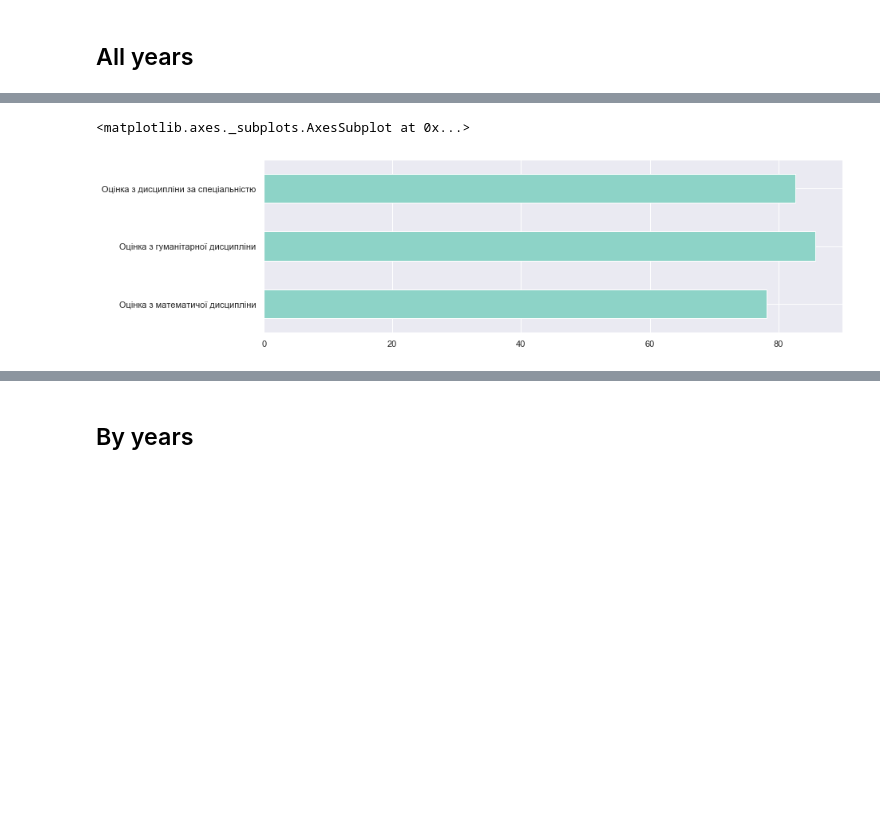
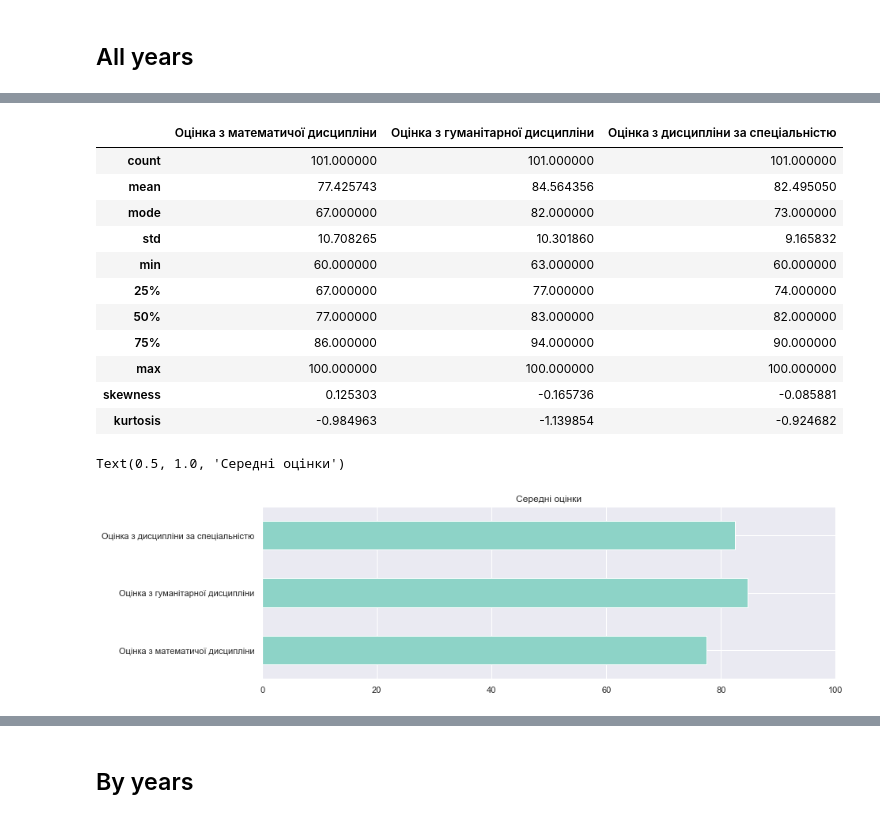
Before and after one commit to darynarr/CS-Students-Analysis-, a Jupyter notebook: Exploration.ipynb, the cells around one changed output, grey strips where cells are left out. Drawn from its saved outputs; the diff is of its cells as text; code cells hidden in the pictures; blank space fills up the shorter version.

```diff
--- a/Exploration.ipynb
+++ b/Exploration.ipynb
@@ -73,6 +74,8 @@ for col in test_cols:
 # %%
 df_res['Тест №1'] = (df[test_cols].iloc[:, yes_cols]==1).sum(axis=1) \
     + (df[test_cols].iloc[:, no_cols]==0).sum(axis=1)
+# %%
+df_res['Тест №1 рівень'] = pd.cut(df_res['Тест №1'], bins=[-1, 7, 13, 20], labels =point_intervals.values() )
 # %% [markdown]
 ### Test 2
 # %%
@@ -116,6 +119,9 @@ df_res['Тест №2.б'] = (df[test_human_cols].iloc[:, yes_cols]==1).sum(axis
 
 df_res['Тест №2.в'] = (df[test_prof_cols].iloc[:, yes_cols]==1).sum(axis=1) \
     + (df[test_prof_cols].iloc[:, no_cols]==0).sum(axis=1)
+# %%
+for col in ['Тест №2.а', 'Тест №2.б', 'Тест №2.в']:
+    df_res[col+' '+'рівень'] = pd.cut(df_res[col], bins=[-1, 5, 14, 20], labels = point_intervals.values())
 # %% [markdown]
 ### Test 3
 # %%
@@ -237,8 +248,59 @@ sns.countplot(data=df_res, x = 'Курс')
+# %%
+def percentile(data, percentile):
+    data = data.copy()
+    data = data.dropna()
+    size = len(data)
+    return sorted(data)[int(math.ceil((size * percentile) / 100)) - 1]
+
+def _skewness(X):
+    means = X.mean()
+    diffx,n = X-X.mean(), X.size
+    skew = (1/n * np.sum(diffx**3))/((1/(n-1) * np.sum(diffx**2))**1.5)
+    return skew
+
+def _kurtosis(X):
+    mu,var = X.mean(),np.var(X)
+    diffx,n = X-mu, X.size
+    kurt = ((1/n * np.sum(diffx**4)) / (1/n * np.sum(diffx**2))**2) - 3
+    return kurt
+
+def get_stats(df):
+    df = df.copy()
+    df = df.select_dtypes(np.number)
+    df_descr = pd.DataFrame()
+    df_descr['count'] = df.notna().sum()
+    df_descr['mean'] = df.sum() / df_descr['count']
+    df_descr['mode'] = df.apply(lambda x: x.value_counts().index[0])
+    df_descr['std'] = np.sqrt(np.sum((df - df_descr['mean'])**2) / (df_descr['count']-1))
+    df_descr['min'] = df.apply(lambda x: sorted(x.dropna())[0])
+    df_descr['25%'] = df.apply(lambda x: percentile(x, 25))
+    df_descr['50%'] = df.apply(lambda x: percentile(x, 50))
+    df_descr['75%'] = df.apply(lambda x: percentile(x, 75))
+    df_descr['max'] = df.apply(lambda x: sorted(x.dropna())[-1])
+    df_descr['skewness'] = df.apply(lambda x: _skewness(x))
+    df_descr['kurtosis'] = df.apply(lambda x: _kurtosis(x))
+
+    return df_descr.T
 # %%
 grade_cols = ['Оцінка з математичої дисципліни',
        'Оцінка з гуманітарної дисципліни',
        'Оцінка з дисципліни за спеціальністю']
 df_res[grade_cols].mean().plot(kind='barh', figsize=(13, 4))
+display(get_stats(df_res[grade_cols]))
+plt.xlim(0, 100);
+plt.title('Середні оцінки')
 # %% [output]
+|  | Оцінка з математичої дисципліни | Оцінка з гуманітарної дисципліни | Оцінка з дисципліни за спеціальністю |
+| count | 101.000000 | 101.000000 | 101.000000 |
+| mean | 77.425743 | 84.564356 | 82.495050 |
+| mode | 67.000000 | 82.000000 | 73.000000 |
+| std | 10.708265 | 10.301860 | 9.165832 |
+| min | 60.000000 | 63.000000 | 60.000000 |
+| 25% | 67.000000 | 77.000000 | 74.000000 |
+| 50% | 77.000000 | 83.000000 | 82.000000 |
+| 75% | 86.000000 | 94.000000 | 90.000000 |
+| max | 100.000000 | 100.000000 | 100.000000 |
+| skewness | 0.125303 | -0.165736 | -0.085881 |
+| kurtosis | -0.984963 | -1.139854 | -0.924682 |
-<matplotlib.axes._subplots.AxesSubplot at 0x...>
+Text(0.5, 1.0, 'Середні оцінки')
-[figure, old version]
+[figure, new version]
```
Also changed, not shown: parts of 20 cells of this notebook, 1 other file.
